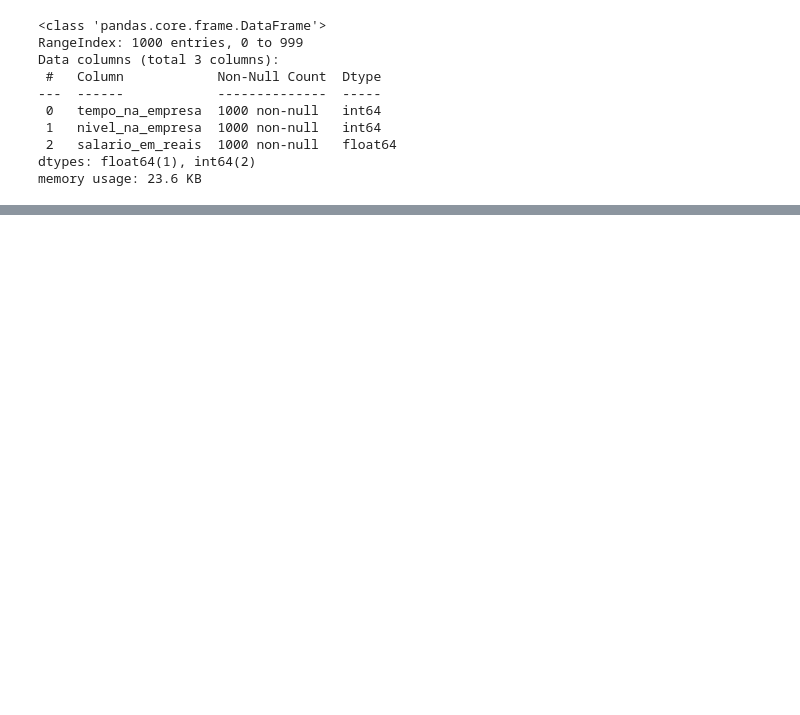
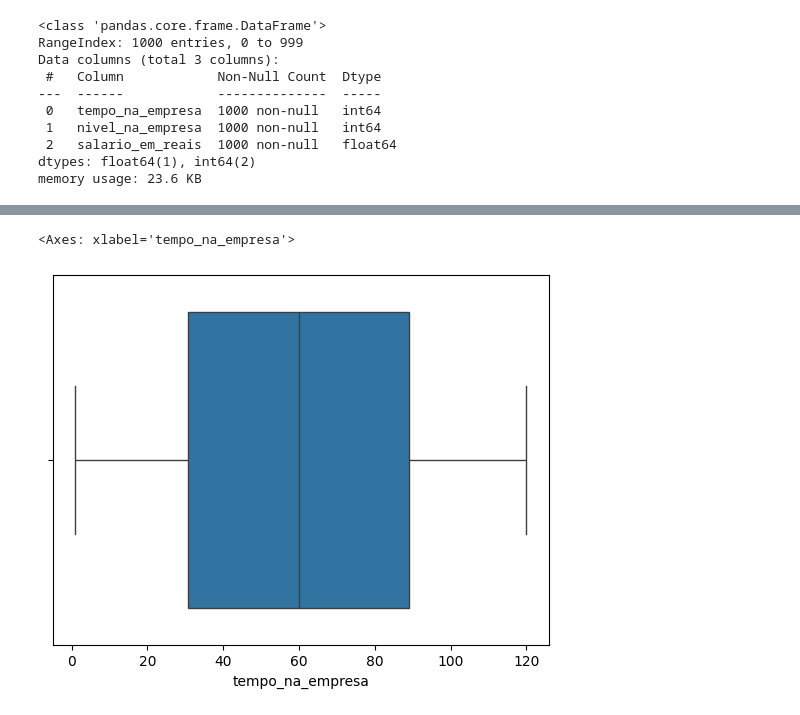
Before and after one commit to offellipe/regressao_polinomial, a Jupyter notebook: modelo_salarios.ipynb, the cells around one changed output, grey strips where cells are left out. Drawn from its saved outputs; the diff is of its cells as text; code cells hidden in the pictures; blank space fills up the shorter version.

```diff
--- a/modelo_salarios.ipynb
+++ b/modelo_salarios.ipynb
@@ -24,7 +24,7 @@ memory usage: 23.6 KB
 # %%
 # Copiar o DF para um DF EDA
 
-df_salario = df_salario.copy()
+df_salario_eda = df_salario.copy()
 # %%
 # Copiar o DF para um DF EDA
 
@@ -31,0 +73,7 @@ df_salario_bucketing = df_salario.copy()
+# %%
+# Verificar / detectar outliers
+
+sns.boxplot(data=df_salario_eda, x='tempo_na_empresa')
+# %% [output]
+<Axes: xlabel='tempo_na_empresa'>
+[figure, added]
```
Also changed, not shown: parts of 6 cells of this notebook.
